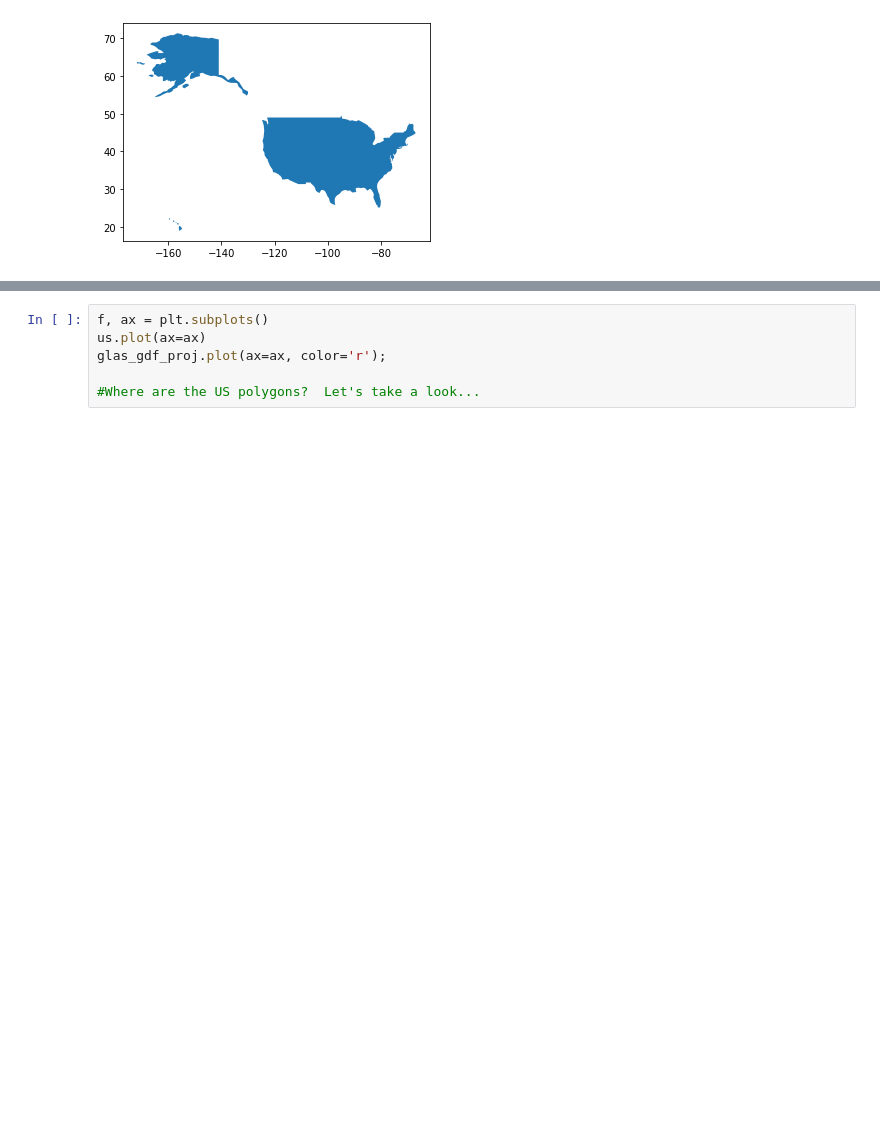
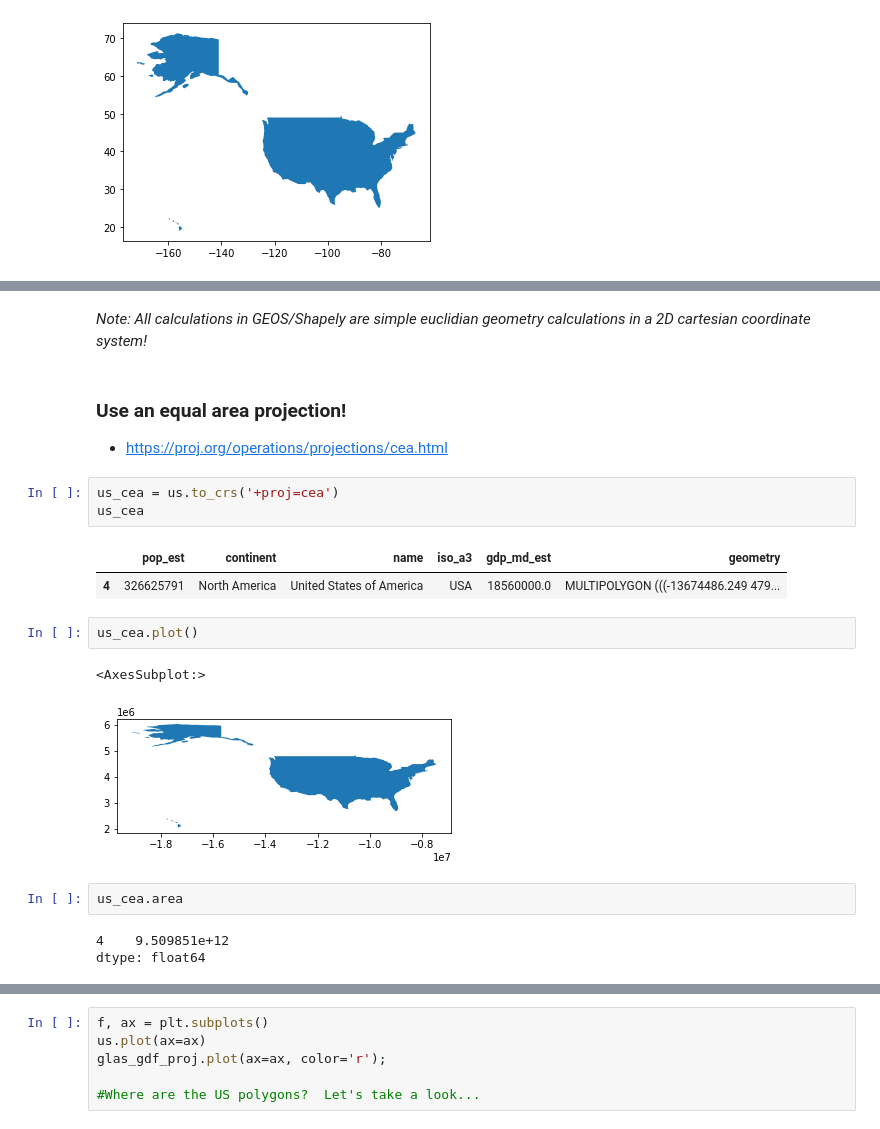
Before and after one commit to UW-GDA/jupyterbook, a Jupyter notebook: book/modules/04_Vector1_Geopandas_CRS_Proj/04_Vector1_Geopandas_CRS_Proj_demo.ipynb, the cells around one changed output, grey strips where cells are left out. Drawn from its saved outputs; the diff is of its cells as text; blank space fills up the shorter version.

```diff
--- a/book/modules/04_Vector1_Geopandas_CRS_Proj/04_Vector1_Geopandas_CRS_Proj_demo.ipynb
+++ b/book/modules/04_Vector1_Geopandas_CRS_Proj/04_Vector1_Geopandas_CRS_Proj_demo.ipynb
@@ -343,0 +496,21 @@ Datum: World Geodetic System 1984 ensemble
+# %% [markdown]
+*Note: All calculations in GEOS/Shapely are simple euclidian geometry calculations in a 2D cartesian coordinate system!*
+# %% [markdown]
+### Use an equal area projection!
+* https://proj.org/operations/projections/cea.html
+# %%
+us_cea = us.to_crs('+proj=cea')
+us_cea
+# %% [output]
+|  | pop_est | continent | name | iso_a3 | gdp_md_est | geometry |
+| 4 | 326625791 | North America | United States of America | USA | 18560000.0 | MULTIPOLYGON (((-13674486.249 479... |
+# %%
+us_cea.plot()
+# %% [output]
+<AxesSubplot:>
+[figure, added]
+# %%
+us_cea.area
+# %% [output]
+4    9.509851e+12
+dtype: float64
```
Also changed, not shown: parts of 39 cells of this notebook, 1 other file.
